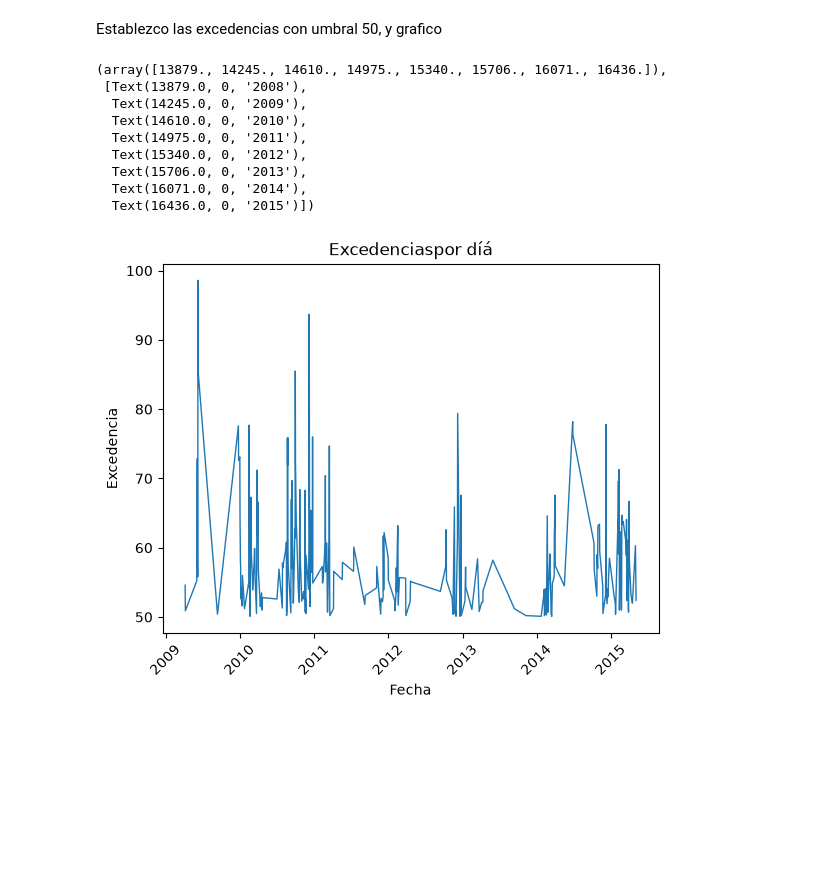
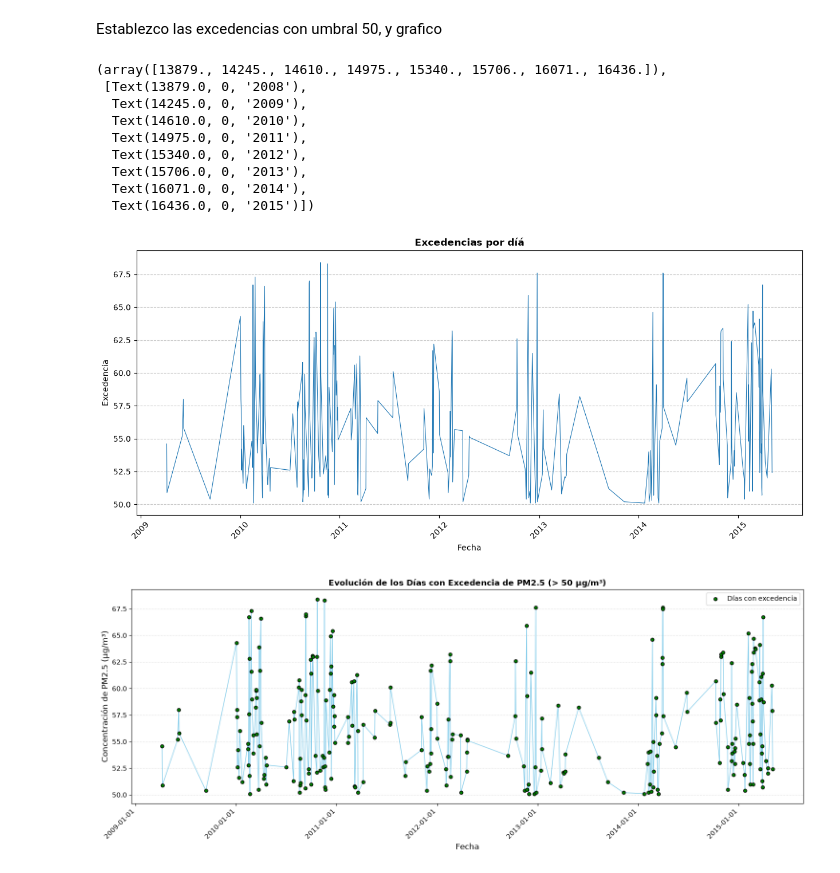
Before and after one commit to Aleja-Gonzalez/PI, a Jupyter notebook: Análisis.ipynb, the cells around one changed output. Cells and saved outputs as stored; diff of their text form; code cells hidden in the pictures; blank space fills up the shorter version.

Commit message:
Limpieza de datos lista, el siguiente paso es hacer la implementación

```diff
--- a/Análisis.ipynb
+++ b/Análisis.ipynb
@@ -66,6 +165,7 @@ Elimino los datos nulos y fijo la fila (estación) de mayor promedio diario (may
 # %%
-datos_validos = datos.dropna(subset=["pm25_24h"])
-filas_maximas = datos_validos.loc[datos_validos.groupby("fecha")["pm25_24h"].idxmax()]
+datos_limpios = datos_validos[datos_validos['Cluster'] == 0]
+filas_maximas = datos_limpios.loc[datos_limpios.groupby("fecha")["pm25_24h"].idxmax()].drop(columns=["Cluster"])
+filas_maximas = filas_maximas.sort_values(by="fecha").reset_index(drop=True)
 filas_maximas
 # %% [output]
 |  | fecha | zona | estacion | unidades | pm25_24h | hora_24h | pm25_1h | hora_1h |
@@ -118,22 +218,51 @@ filas_maximas.describe()
 Establezco las excedencias con umbral 50, y grafico
 # %%
 excedencias = filas_maximas[filas_maximas['pm25_24h']>50]
-plt.plot(excedencias["fecha"],excedencias["pm25_24h"], linewidth = 1)
-plt.title('Excedenciaspor díá')
+
+plt.figure(figsize=(15, 6))
+plt.plot(excedencias["fecha"],excedencias["pm25_24h"], linewidth = 0.8)
+plt.title('Excedencias por díá',fontweight='bold')
 plt.xlabel('Fecha')
 plt.ylabel('Excedencia')
+plt.grid(axis='y', linestyle='--', alpha=0.7)
 plt.xticks(rotation=45)
 # %% [output]
 (array([13879., 14245., 14610., 14975., 15340., 15706., 16071., 16436.]),
  [Text(13879.0, 0, '2008'),
   Text(14245.0, 0, '2009'),
   Text(14610.0, 0, '2010'),
   Text(14975.0, 0, '2011'),
   Text(15340.0, 0, '2012'),
   Text(15706.0, 0, '2013'),
   Text(16071.0, 0, '2014'),
   Text(16436.0, 0, '2015')])
-[figure, old version]
+[figure, new version]
+# %%
+
+import matplotlib.dates as mdates
+
+plt.figure(figsize=(15, 6))
+plt.plot(excedencias["fecha"], excedencias["pm25_24h"], color='skyblue', linewidth=1, zorder=2)
+plt.scatter(excedencias["fecha"], excedencias["pm25_24h"], color='green', edgecolors='black', s=25, zorder=3, label='Días con excedencia')
+
+# Títulos y etiquetas descriptivas
+plt.title('Evolución de los Días con Excedencia de PM2.5 (> 50 µg/m³)', fontweight='bold')
+plt.xlabel('Fecha', fontsize=12)
+plt.ylabel('Concentración de PM2.5 (µg/m³)', fontsize=12)
+
+# Formateador inteligente para el eje X
+plt.gca().xaxis.set_major_formatter(mdates.DateFormatter('%Y-%m-%d'))
+plt.gca().xaxis.set_major_locator(mdates.AutoDateLocator())
+plt.xticks(rotation=45, ha='right')
+
+# Detalles visuales adicionales
+plt.grid(axis='y', linestyle=':', alpha=0.6)
+plt.legend(loc='upper right')
+
+plt.tight_layout()
+plt.show()
+# %% [output]
+[figure, added]
 # %%
 filas_maximas['excedencias_acumuladas'] = (filas_maximas['pm25_24h'] > 50).astype(int).cumsum()
 
```
Also changed, not shown: parts of 15 cells of this notebook, 1 other file.
